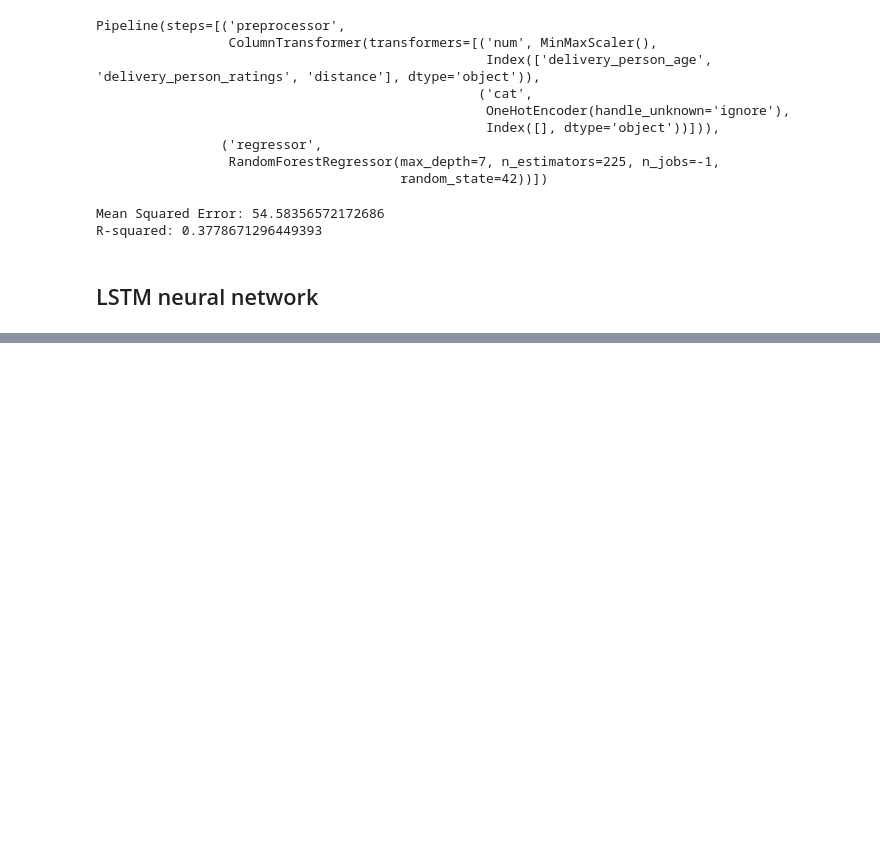
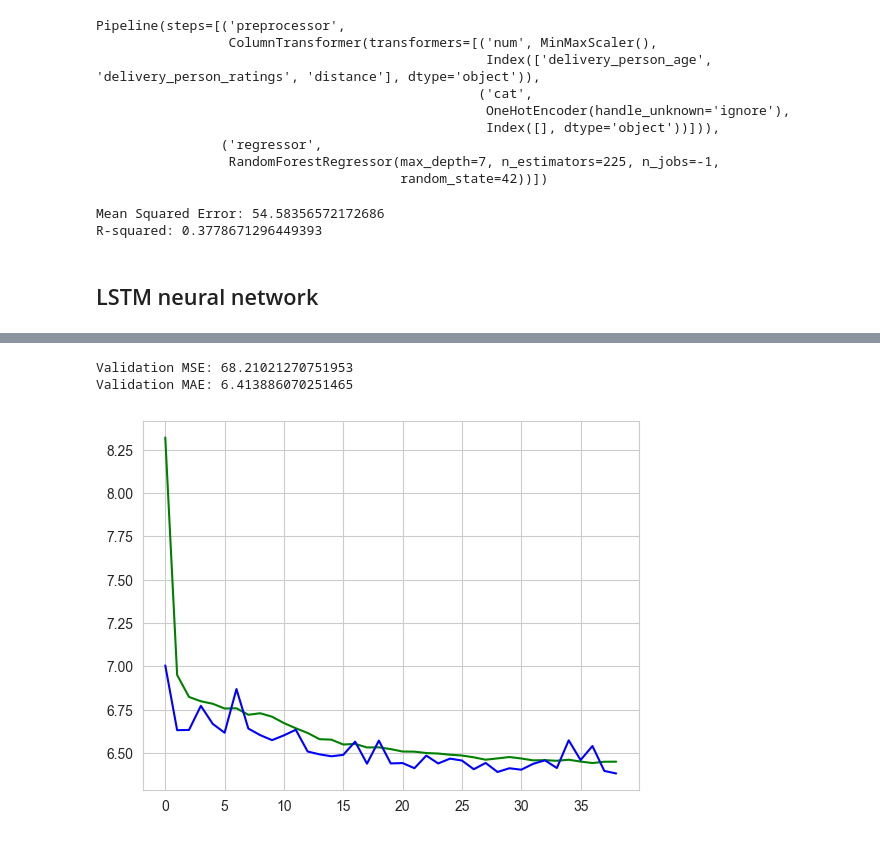
Before and after one commit to MrRezamo/Food_Delivery_Time_Prediction, a Jupyter notebook: Project/Main_Project.ipynb, the cells around one changed output, grey strips where cells are left out. Saved outputs shown, nothing was run; the diff lists cells and outputs as text; code cells hidden in the pictures; blank space fills up the shorter version.

```diff
--- a/Project/Main_Project.ipynb
+++ b/Project/Main_Project.ipynb
@@ -824,0 +834,14 @@ R-squared: 0.3778671296449393
+# %%
+from keras.models import Sequential
+from keras.layers import Dense, Dropout
+from keras.callbacks import EarlyStopping
+
+model = Sequential()
+model.add(Dense(128, activation='relu', input_dim=xtrain.shape[1], kernel_regularizer='l2'))
+model.add(Dropout(0.1))
+model.add(Dense(64, activation='relu', kernel_regularizer='l2'))
+model.add(Dropout(0.1))
+model.add(Dense(32, activation='relu', kernel_regularizer='l2'))
+model.add(Dense(1))
+
+model.summary()
@@ -824,0 +868,12 @@ R-squared: 0.3778671296449393
+# %%
+model.compile(optimizer='adam', loss='mean_squared_error', metrics=['mean_absolute_error'])
+# %%
+early_stopping = EarlyStopping(monitor='val_loss', patience=5, restore_best_weights=True)
+# %%
+history = model.fit(
+    xtrain, y_train,
+    batch_size=32,
+    epochs=100,
+    validation_data=(xtest, y_test),
+    callbacks=[early_stopping]
+)
@@ -824,0 +898,14 @@ R-squared: 0.3778671296449393
+# %%
+val_mse, val_mae = model.evaluate(xtest, y_test, verbose=0)
+print('Validation MSE:', val_mse)
+print('Validation MAE:', val_mae)
+# %% [output]
+Validation MSE: 68.21021270751953
+Validation MAE: 6.413886070251465
+# %%
+plt.plot(history.history['mean_absolute_error'],color = 'green')
+plt.plot(history.history['val_mean_absolute_error'], color = 'blue')
+
+plt.show()
+# %% [output]
+[figure, added]
```
Also changed, not shown: parts of 6 cells of this notebook.
